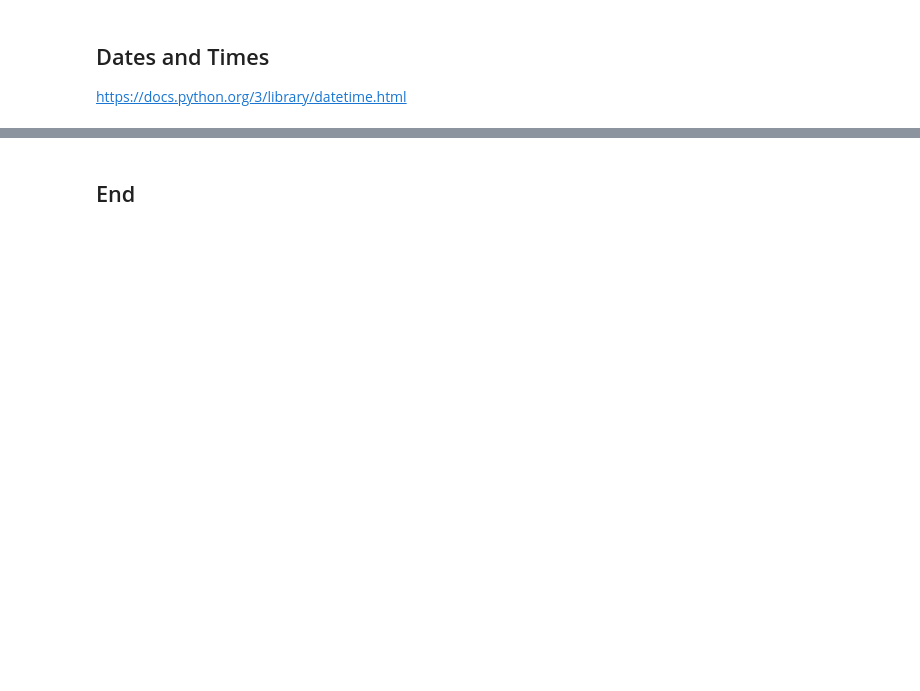
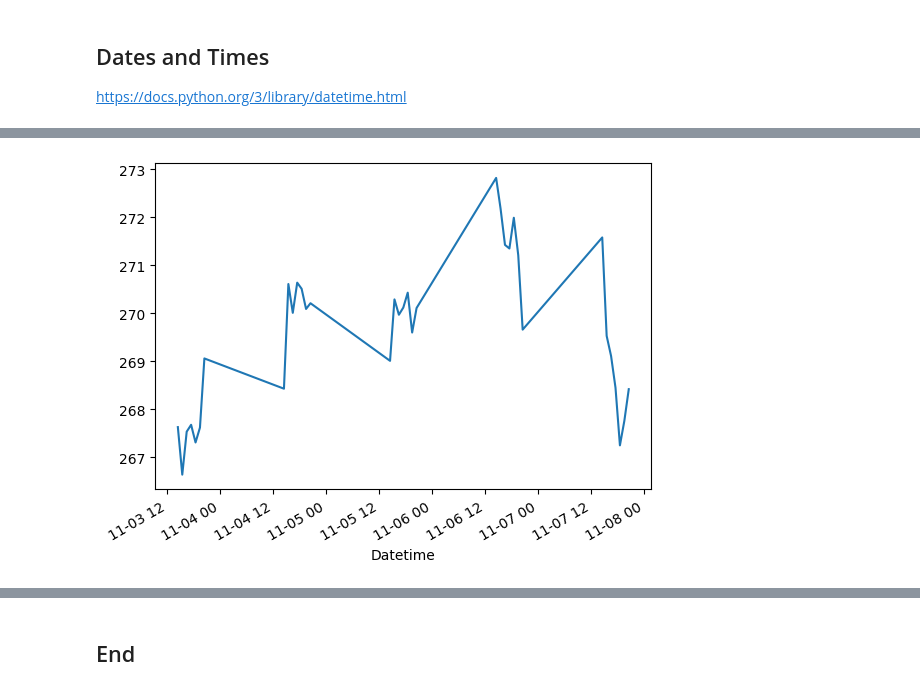
Before and after one commit to ianmcloughlin/computer-infrastructure, a Jupyter notebook: materials/yfinance.ipynb, the cells around one changed output, grey strips where cells are left out. Saved outputs shown, nothing was run; the diff lists cells and outputs as text; code cells hidden in the pictures; blank space fills up the shorter version.

```diff
--- a/materials/yfinance.ipynb
+++ b/materials/yfinance.ipynb
@@ -315,0 +369,5 @@ df.to_csv("../data/" + dt.datetime.now().strftime("%Y%m%d-%H%M%S") + ".csv")
+# %%
+# The closing price for Apple.
+df[( 'Close', 'AAPL')].plot();
+# %% [output]
+[figure, added]
```
Also changed, not shown: parts of 22 cells of this notebook, 4 other files.
